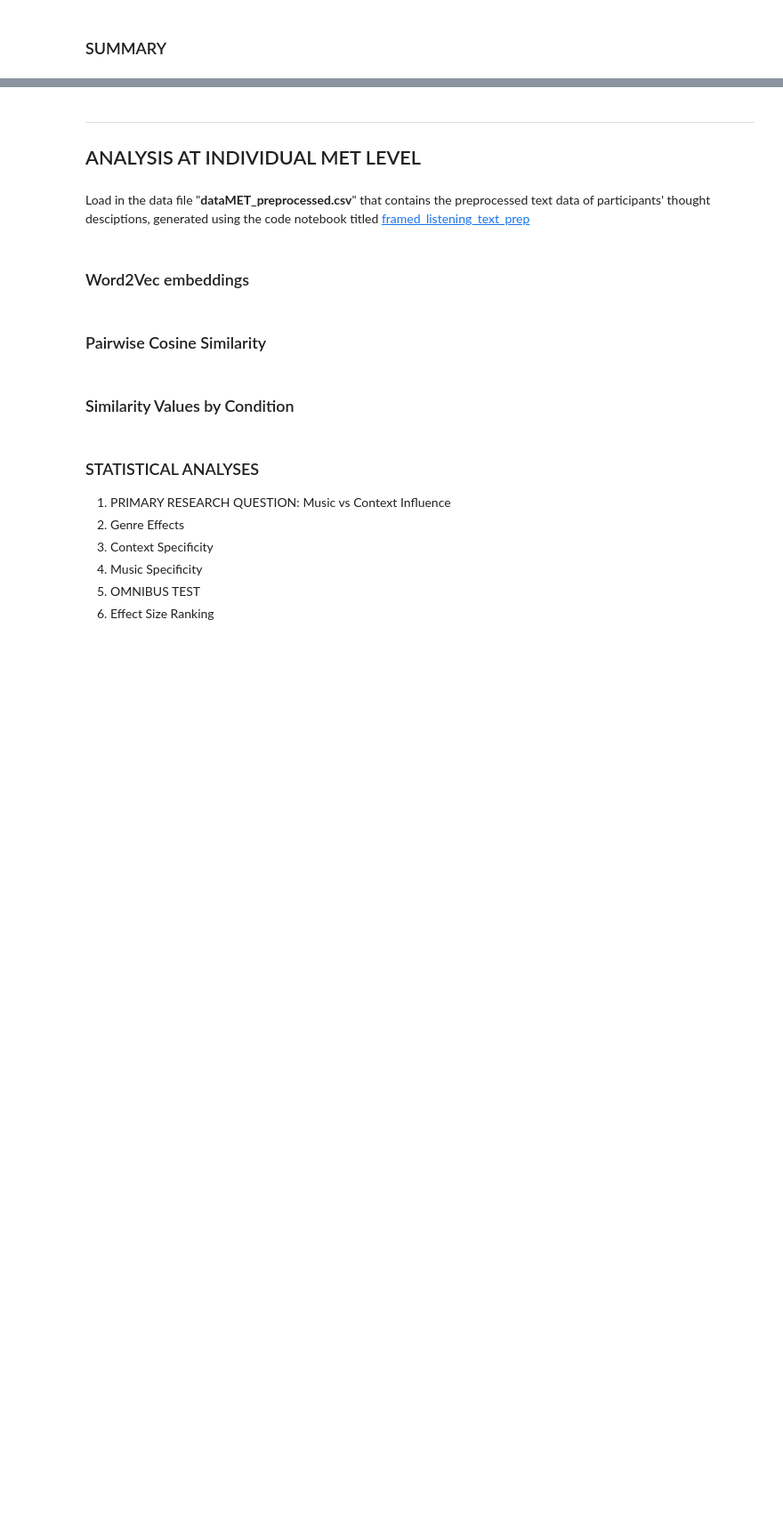
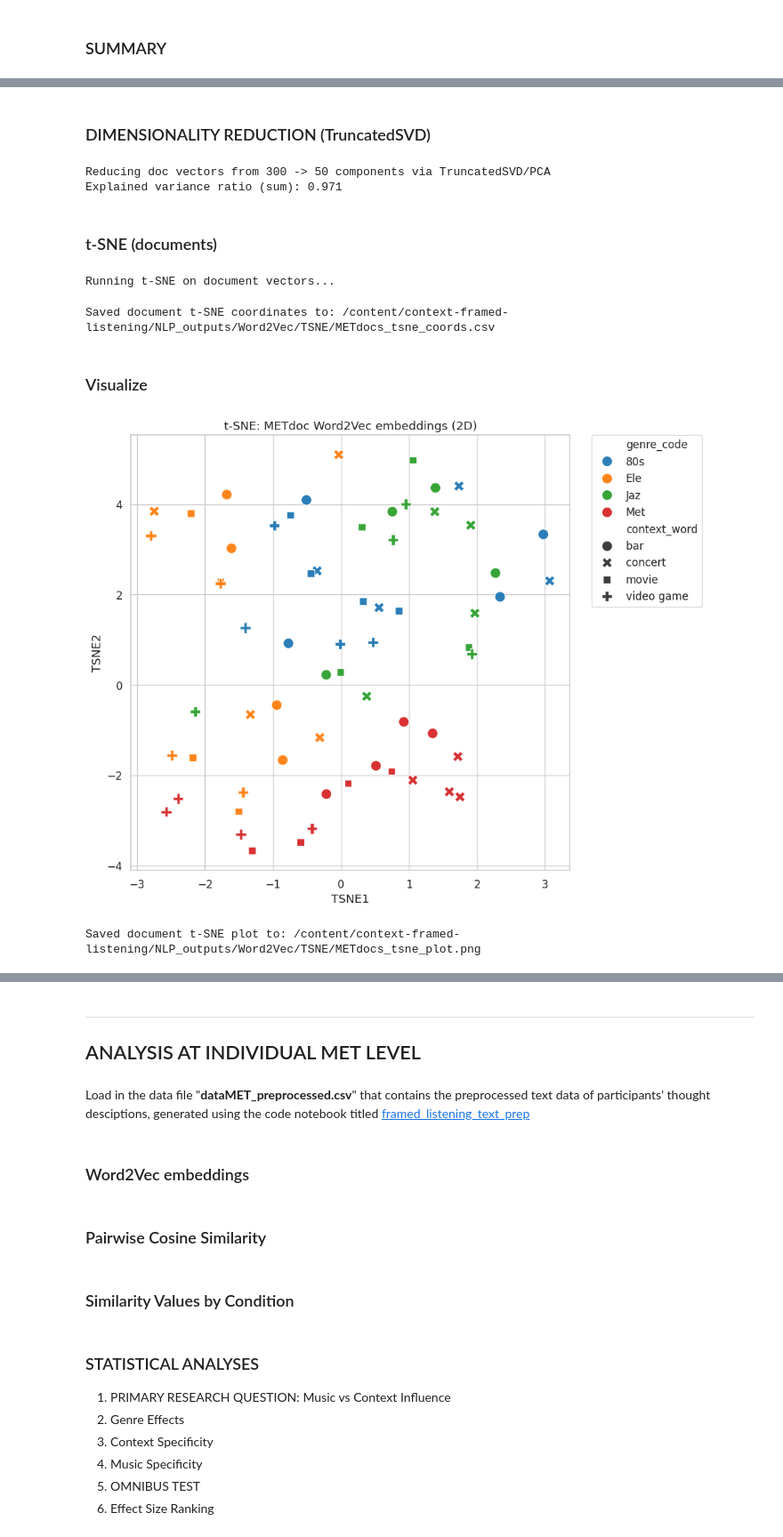
Before and after one commit to HazelvdW/context-framed-listening, a Jupyter notebook: framed_listening_Word2Vec.ipynb, the cells around one changed output, grey strips where cells are left out. Shown at 89% size. Cells and saved outputs as stored; diff of their text form; code cells hidden in the pictures; blank space fills up the shorter version.

```diff
--- a/framed_listening_Word2Vec.ipynb
+++ b/framed_listening_Word2Vec.ipynb
@@ -2437,0 +2303,61 @@ GitHub: https://github.com/HazelvdW/context-framed-listening
+# %% [markdown]
+### DIMENSIONALITY REDUCTION (TruncatedSVD)
+# %%
+# ---------- DIMENSIONALITY REDUCTION (SVD / PCA) ----------
+# For dense Word2Vec doc vectors: PCA/TruncatedSVD works. Use min(SVD_COMPONENTS, dims-1)
+orig_dim = X_docs.shape[1]
+n_svd = min(SVD_COMPONENTS, orig_dim - 1) if orig_dim > 1 else 1
+if n_svd <= 0:
+    n_svd = 1
+
+print(f"Reducing doc vectors from {orig_dim} -> {n_svd} components via TruncatedSVD/PCA")
+# TruncatedSVD can accept dense arrays; use it for parity with prior pipeline
+svd = TruncatedSVD(n_components=n_svd, random_state=TSNE_RANDOM_STATE)
+X_svd = svd.fit_transform(X_docs)
+explained = svd.explained_variance_ratio_.sum() if hasattr(svd, 'explained_variance_ratio_') else None
+if explained is not None:
+    print(f"Explained variance ratio (sum): {explained:.3f}")
+# %% [output]
+Reducing doc vectors from 300 -> 50 components via TruncatedSVD/PCA
+Explained variance ratio (sum): 0.971
+# %% [markdown]
+### t-SNE (documents)
+# %%
+# ---------- t-SNE (documents) ----------
+print("Running t-SNE on document vectors...")
+tsne = TSNE(n_components=2, perplexity=TSNE_PERPLEXITY, n_iter=TSNE_N_ITER,
+            random_state=TSNE_RANDOM_STATE, init='pca', learning_rate='auto')
+X_doc_emb = tsne.fit_transform(X_svd)
+
+emb_df = pd.DataFrame(X_doc_emb, columns=['TSNE1', 'TSNE2'])
+emb_df = pd.concat([meta.reset_index(drop=True), emb_df], axis=1)
+
+# Save coordinates
+emb_csv = os.path.join(SAVE_DIR, 'METdocs_tsne_coords.csv')
+emb_df.to_csv(emb_csv, index=False)
+print(f"Saved document t-SNE coordinates to: {emb_csv}")
+# %% [output]
+Running t-SNE on document vectors...
+Saved document t-SNE coordinates to: /content/context-framed-listening/NLP_outputs/Word2Vec/TSNE/METdocs_tsne_coords.csv
+# %% [markdown]
+### Visualize
+# %%
+# ---------- PLOT (documents) ----------
+plt.figure(figsize=(10, 8))
+sns.set(style='whitegrid', font_scale=1.1)
+
+# Color by genre (hue), shape by context_word (style) for easy comparison
+ax = sns.scatterplot(data=emb_df, x='TSNE1', y='TSNE2',
+                     hue='genre_code', style='context_word',
+                     palette='tab10', s=140, alpha=0.95)
+
+plt.title('t-SNE: METdoc Word2Vec embeddings (2D)')
+plt.legend(bbox_to_anchor=(1.05, 1), loc='upper left', borderaxespad=0.)
+plt.tight_layout()
+png_path = os.path.join(SAVE_DIR, 'METdocs_tsne_plot.png')
+plt.savefig(png_path, dpi=300, bbox_inches='tight')
+plt.show()
+print(f"Saved document t-SNE plot to: {png_path}")
+# %% [output]
+[figure, added]
+Saved document t-SNE plot to: /content/context-framed-listening/NLP_outputs/Word2Vec/TSNE/METdocs_tsne_plot.png
```
Also changed, not shown: parts of 21 cells of this notebook.
